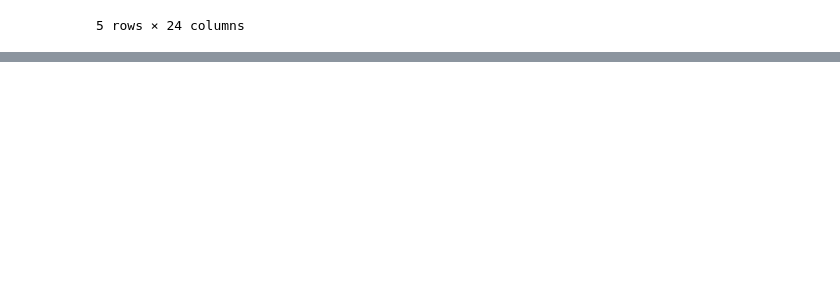
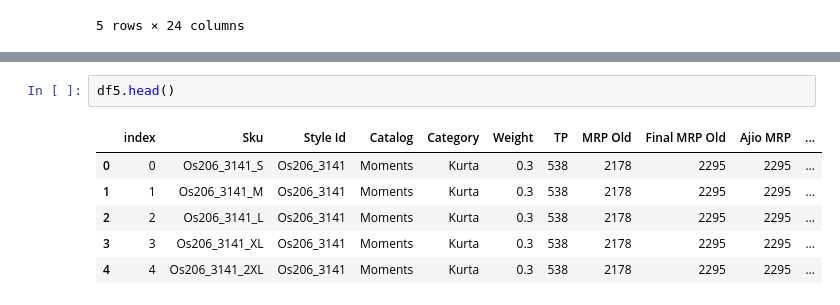
Before and after one commit to Yobil-Job/Ecommerece_Bussines_Intelligence, a Jupyter notebook: DataDetails.ipynb, the cells around one changed output, grey strips where cells are left out. Cells and saved outputs as stored; diff of their text form; blank space fills up the shorter version.

```diff
--- a/DataDetails.ipynb
+++ b/DataDetails.ipynb
@@ -20,0 +142,9 @@ df1.head()
+# %%
+df5.head()
+# %% [output]
+|  | index | Sku | Style Id | Catalog | Category | Weight | TP | MRP Old | Final MRP Old | Ajio MRP | ... |
+| 0 | 0 | Os206_3141_S | Os206_3141 | Moments | Kurta | 0.3 | 538 | 2178 | 2295 | 2295 | ... |
+| 1 | 1 | Os206_3141_M | Os206_3141 | Moments | Kurta | 0.3 | 538 | 2178 | 2295 | 2295 | ... |
+| 2 | 2 | Os206_3141_L | Os206_3141 | Moments | Kurta | 0.3 | 538 | 2178 | 2295 | 2295 | ... |
+| 3 | 3 | Os206_3141_XL | Os206_3141 | Moments | Kurta | 0.3 | 538 | 2178 | 2295 | 2295 | ... |
+| 4 | 4 | Os206_3141_2XL | Os206_3141 | Moments | Kurta | 0.3 | 538 | 2178 | 2295 | 2295 | ... |
```
Also changed, not shown: parts of 15 cells of this notebook, 1 other file.
